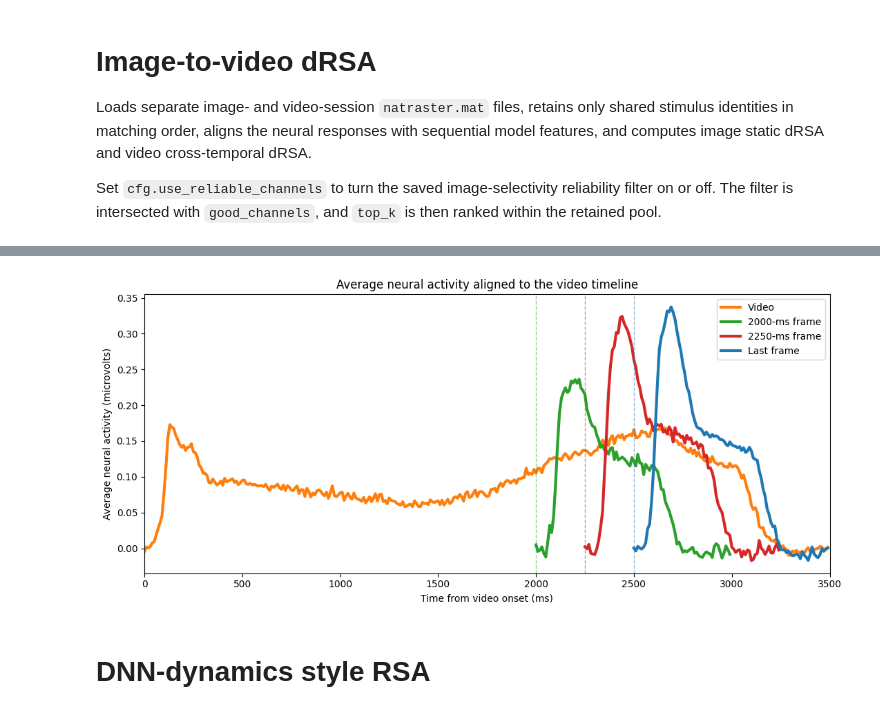
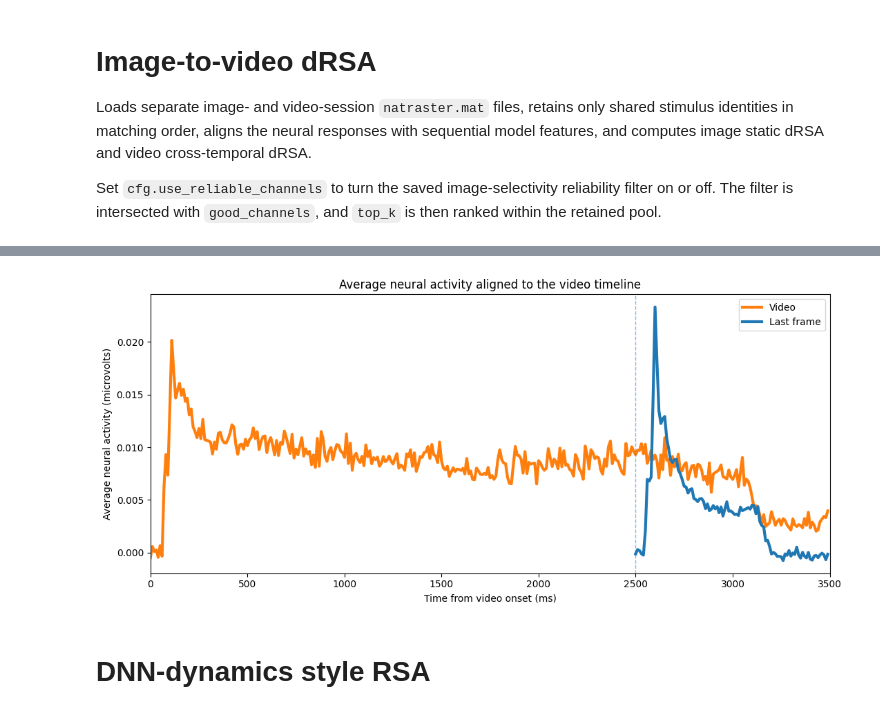
Before and after one commit to TizianoCausin01/static_dynamic, a Jupyter notebook: python_scripts/scripts/summary_figs_report.ipynb, the cells around one changed output, grey strips where cells are left out. Saved outputs shown, nothing was run; the diff lists cells and outputs as text; code cells hidden in the pictures.

```diff
--- a/python_scripts/scripts/summary_figs_report.ipynb
+++ b/python_scripts/scripts/summary_figs_report.ipynb
@@ -39,21 +39,21 @@ from useful_stuff.general_utils.II import dynInformationImbalance
 # %%
 @dataclass
 class Cfg:
-    vid_exp_name: str =  "baby1_260716to24" #    "red_20260720to24" #
-    img_exp_name: str = "baby1_260718to27" #   "red_20260726to27" #
+    vid_exp_name: str =  "paul_20260831to0902" # "baby1_260716to24" #    "red_20260720to24" #
+    img_exp_name: str = "paul_20260901" # "baby1_260718to27" #   "red_20260726to27" #
 
     # MATLAB channel numbers are one-based and both endpoints are inclusive.
-    good_channels: tuple[int, int] | None = (84, 186) #None # None # (101,109) #
-    top_k: int | None = None # 50
+    good_channels: tuple[int, int] | None = None # (84, 186) #None # None # (101,109) #
+    top_k: int | None = None # 20 # 50
     # Intersect good_channels with the image-session reliability config.
-    use_reliable_channels: bool = True
+    use_reliable_channels: bool =  True # False #
     reliable_channels_config: Path | None = None
     reliable_channels_key: str | None = None
     smoothing = 3
     image_crop_ms: int = 1000
     new_fs: float | None = 100  # Set to None to keep the original 1000 Hz.
     normalization: str | None = None  # Supported: None or 'min_max'.
-    signal_RDM_metric: str = 'magnitude_diff'
+    signal_RDM_metric: str = 'cosine_cnt'
     model_RDM_metric: str = 'cosine_cnt'
     RSA_metric: str = 'spearman'
     video_RSA_metric: str = 'correlation'
@@ -74,7 +74,7 @@ class Cfg:
     split_half_use_spearman_brown: bool = True
     split_half_spearman_brown_k: float = 2
     split_half_static_reference_window_ms: tuple[float, float] = (0, 1000)
-    model_name: str = 'ijepa_vith14_1k' #"dino_v3_h" #'vjepa2_vitl_fpc64_256'
+    model_name: str = 'vjepa2_vitl_fpc64_256' #'ijepa_vith14_1k' # "dino_v3_h" # #
     model_dataset_name: str = 'static_dynamic'
     model_pooling: str | None = 'mean'
     model_features_dir: Path | None = None
@@ -172,38 +256,38 @@ video_time_ms = np.arange(video_activity.size) * 1000 / video_ts.get_fs()
 video_plot_mask = video_time_ms < cfg.video_plot_end_ms
 
 static_conditions = (
-    (image_2000ms_ts, cfg.image_2000ms_onset_ms, '2000-ms frame', 'tab:green'),
-    (image_2250ms_ts, cfg.image_2250ms_onset_ms, '2250-ms frame', 'tab:red'),
+    # (image_2000ms_ts, cfg.image_2000ms_onset_ms, '2000-ms frame', 'tab:green'),
+    # (image_2250ms_ts, cfg.image_2250ms_onset_ms, '2250-ms frame', 'tab:red'),
     (image_ts, cfg.last_frame_onset_ms, 'Last frame', 'tab:blue'),
 )
 
 fig, ax = plt.subplots(figsize=(11, 5))
 ax.plot(
     video_time_ms[video_plot_mask], video_activity[video_plot_mask],
     color='tab:orange', label='Video', linewidth=cfg.linewidth,
 )
 for static_ts, onset_ms, label, color in static_conditions:
     static_activity = static_ts.get_array().mean(axis=(0, 2))
     static_time_ms = onset_ms + (
         np.arange(static_activity.size) * 1000 / static_ts.get_fs()
     )
     ax.plot(
         static_time_ms, static_activity, color=color, label=label,
         linewidth=cfg.linewidth,
     )
     ax.axvline(onset_ms, color=color, linestyle='--', linewidth=1, alpha=0.5)
 # end for static_ts
 
 ax.set(
     xlim=(0, cfg.video_plot_end_ms),
     xlabel='Time from video onset (ms)',
     ylabel='Average neural activity (microvolts)',
     title='Average neural activity aligned to the video timeline',
 )
 ax.legend()
 fig.tight_layout()
 # %% [output]
-[figure, old version]
+[figure, new version]
 # %% [markdown]
 # DNN-dynamics style RSA
 # %%
```
Also changed, not shown: parts of 28 cells of this notebook, 7 other files.
